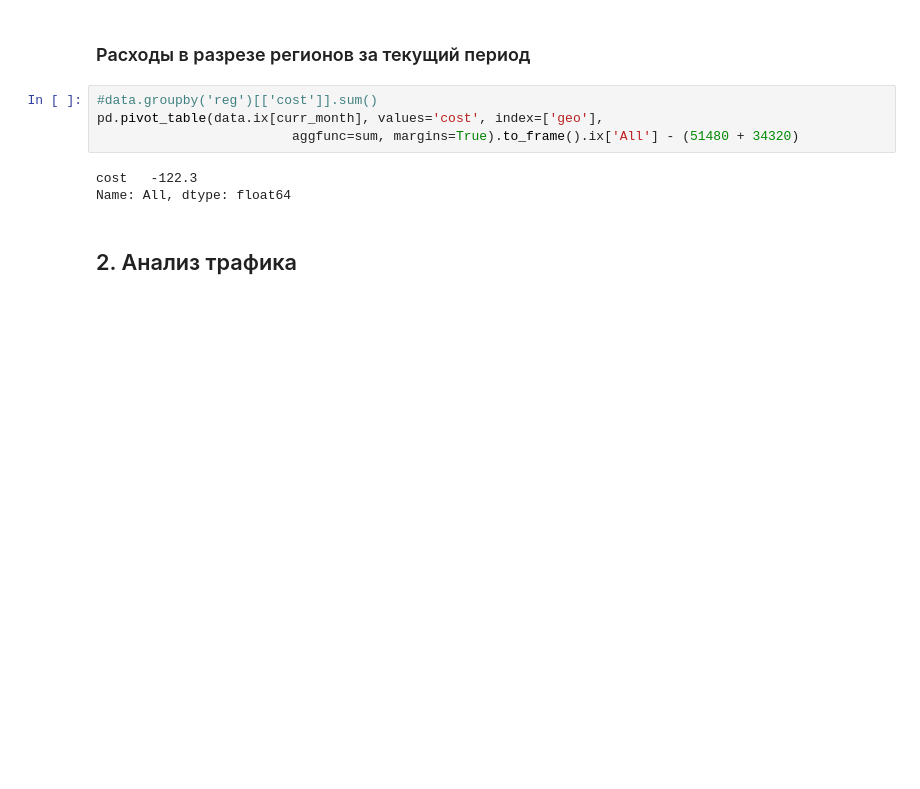
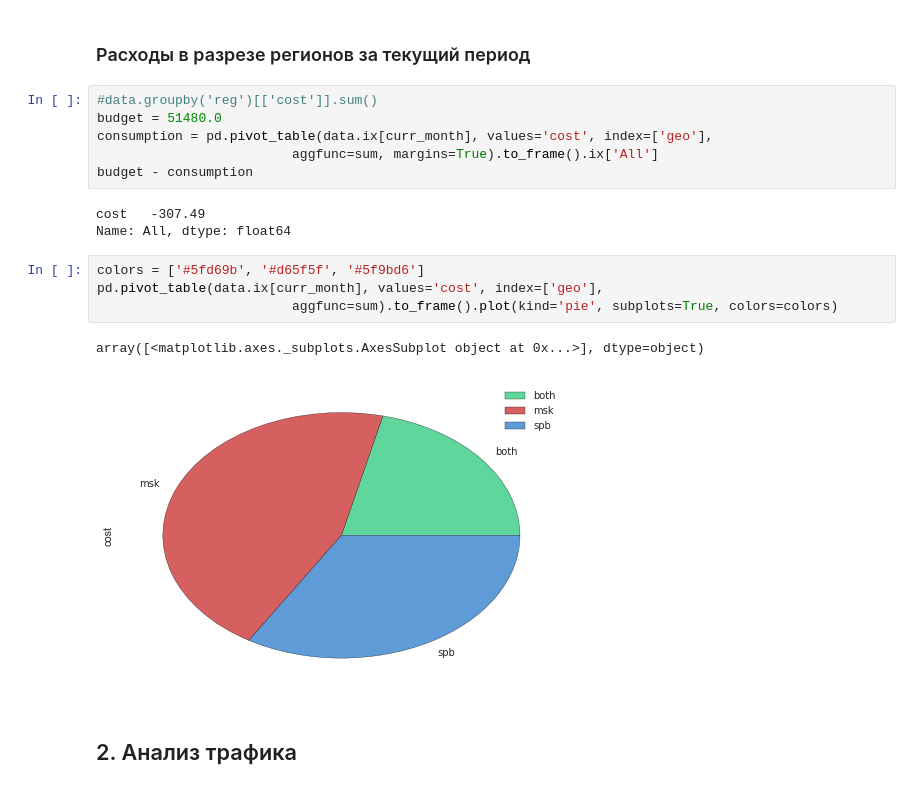
Before and after one commit to salon-love-forever/reports, a Jupyter notebook: salon-love-forever.ru.ipynb, the cells around one changed output. Saved outputs shown, nothing was run; the diff lists cells and outputs as text; blank space fills up the shorter version.

```diff
--- a/salon-love-forever.ru.ipynb
+++ b/salon-love-forever.ru.ipynb
@@ -60,11 +61,20 @@ data.ix[curr_month]
 ### Расходы в разрезе регионов за текущий период
 # %%
 #data.groupby('reg')[['cost']].sum()
-pd.pivot_table(data.ix[curr_month], values='cost', index=['geo'],
-                         aggfunc=sum, margins=True).to_frame().ix['All'] - (51480 + 34320)
+budget = 51480.0
+consumption = pd.pivot_table(data.ix[curr_month], values='cost', index=['geo'],
+                         aggfunc=sum, margins=True).to_frame().ix['All']
+budget - consumption
 # %% [output]
-cost   -122.3
+cost   -307.49
 Name: All, dtype: float64
+# %%
+colors = ['#5fd69b', '#d65f5f', '#5f9bd6']
+pd.pivot_table(data.ix[curr_month], values='cost', index=['geo'],
+                         aggfunc=sum).to_frame().plot(kind='pie', subplots=True, colors=colors)
+# %% [output]
+array([<matplotlib.axes._subplots.AxesSubplot object at 0x...>], dtype=object)
+[figure, added]
 # %% [markdown]
 ## 2. Анализ трафика
 # %% [markdown]
```
Also changed, not shown: parts of 19 cells of this notebook.
